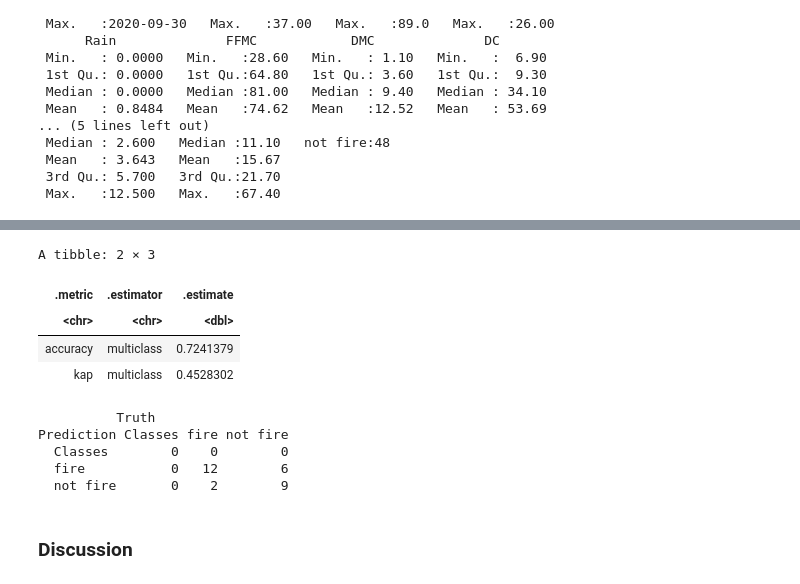
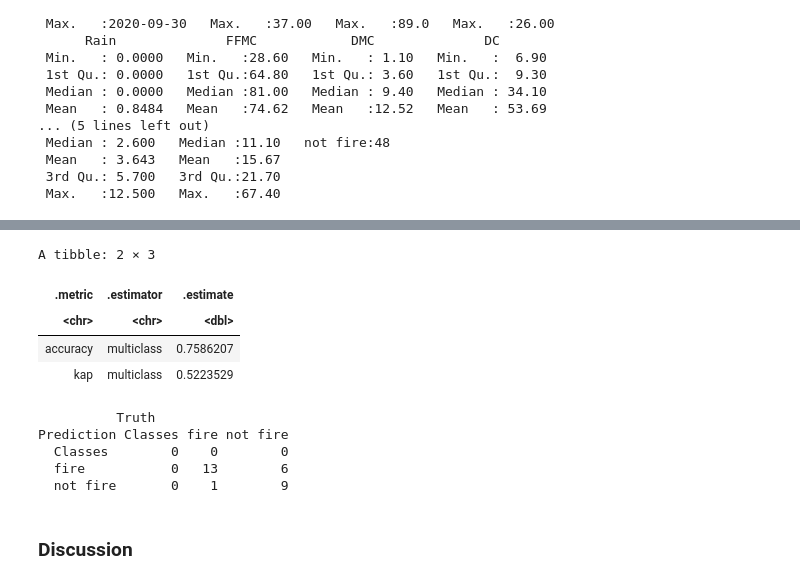
Before and after one commit to lufinot/DTSC-G18-V2, a Jupyter notebook: projectt.ipynb, the cells around one changed output, grey strips where cells are left out. Saved outputs shown, nothing was run; the diff lists cells and outputs as text; code cells hidden in the pictures.

```diff
--- a/projectt.ipynb
+++ b/projectt.ipynb
@@ -134,7 +137,7 @@ knn_tune <- nearest_neighbor(weight_func = "rectangular", neighbors = tune()) %>
        set_engine("kknn") %>%
       set_mode("classification")
 
-fire_recipe <- recipe(Classes ~ Rain + RH + Ws + Temperature,  data = fire_train) %>%
+fire_recipe <- recipe(Classes ~ Rain + RH + Temperature,  data = fire_train) %>%
         step_scale(all_predictors()) %>%
         step_center(all_predictors())
 
@@ -181,36 +184,36 @@ cross_val_plot
 # %%
-fire_spec <- nearest_neighbor(weight_func = "rectangular", neighbors = 13) %>%
+fire_spec <- nearest_neighbor(weight_func = "rectangular", neighbors = 11) %>%
       set_engine("kknn") %>%
       set_mode("classification")
 
 fire_fit <- workflow() %>%
       add_recipe(fire_recipe) %>%
       add_model(fire_spec) %>%
       fit(data = fire_train)
 
 fire_preds <- predict(fire_fit, fire_test) %>%
       bind_cols(fire_test)
 
 
 fire_metrics <- fire_preds %>%
     metrics(truth = Classes, estimate = .pred_class)
 
 fire_conf_mat <- fire_preds %>%
     conf_mat(truth = Classes, estimate = .pred_class)
 
 fire_metrics
 fire_conf_mat
 # %% [output]
 A tibble: 2 × 3
 | .metric | .estimator | .estimate |
 | <chr> | <chr> | <dbl> |
-| accuracy | multiclass | 0.7241379 |
-| kap | multiclass | 0.4528302 |
+| accuracy | multiclass | 0.7586207 |
+| kap | multiclass | 0.5223529 |
           Truth
 Prediction Classes fire not fire
   Classes        0    0        0
-  fire           0   12        6
-  not fire       0    2        9
+  fire           0   13        6
+  not fire       0    1        9
 # %% [markdown]
 ### Discussion
 # %%
```
Also changed, not shown: parts of 2 cells of this notebook.
